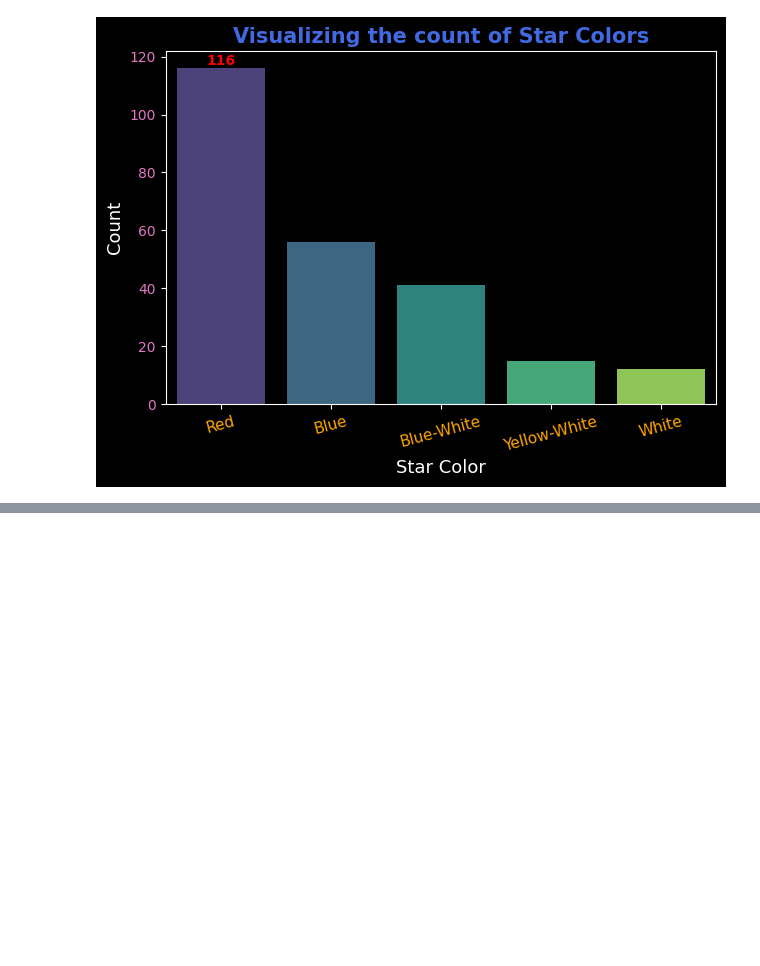
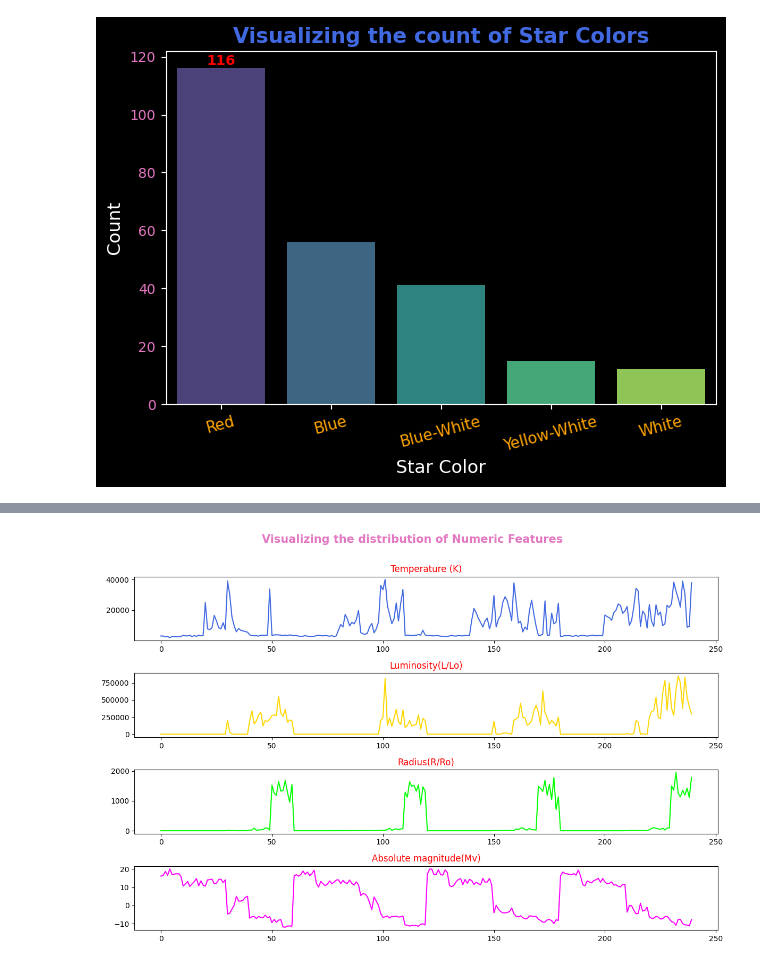
Before and after one commit to Fabricio-colombo/Astronomical_Data, a Jupyter notebook: Astronomical/Astronomical.ipynb, the cells around one changed output, grey strips where cells are left out. Saved outputs shown, nothing was run; the diff lists cells and outputs as text; code cells hidden in the pictures; blank space fills up the shorter version.

```diff
--- a/Astronomical/Astronomical.ipynb
+++ b/Astronomical/Astronomical.ipynb
@@ -99,0 +143,19 @@ plt.show()
+# %%
+def line_subplot(df_star, colors, i):
+    plt.plot(df_star.iloc[:, i], color=colors[i])
+    plt.title(df_star.columns[i], color='red')
+
+colors = ['royalblue', 'gold', 'lime', 'magenta']
+
+plt.figure(figsize=(12, 8))
+plt.suptitle('Visualizing the distribution of Numeric Features\n', color='tab:pink', fontsize=15, weight='bold')
+
+for i in range(4):
+    plt.subplot(4, 1, i+1)
+    line_subplot(df_star, colors, i)
+
+plt.tight_layout()
+plt.savefig(base_dir + 'line_subplot.png')
+plt.show()
+# %% [output]
+[figure, added]
```
Also changed, not shown: parts of 12 cells of this notebook, 7 other files.
